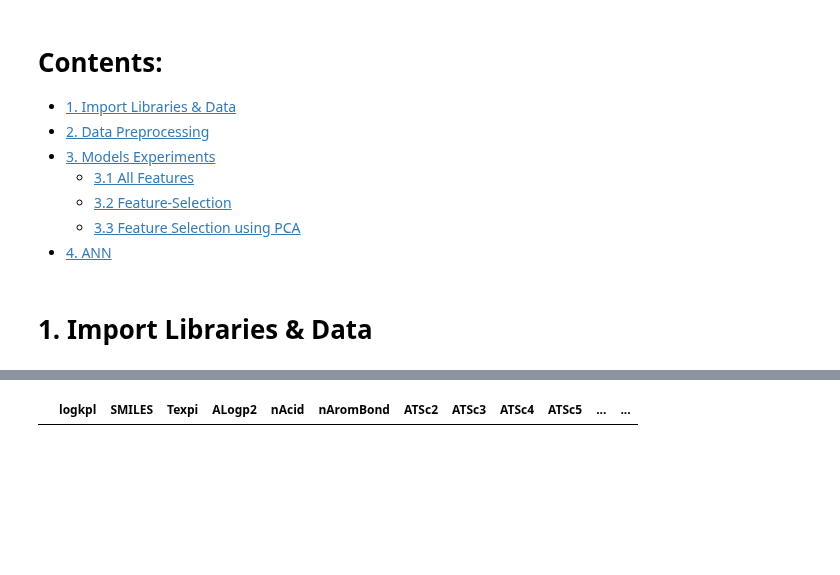
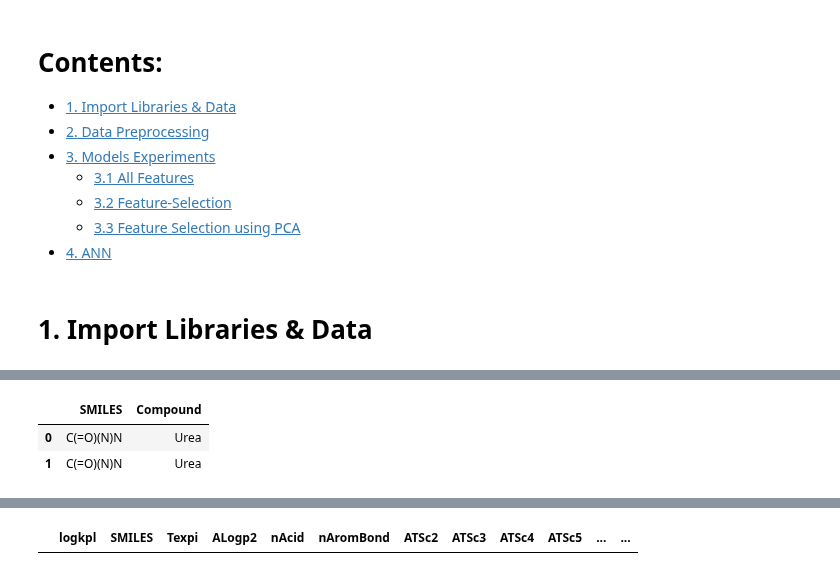
Before and after one commit to AhmadHammad21/Skin-Permeation, a Jupyter notebook: notebooks/trials/3. Trial4.ipynb, the cells around one changed output, grey strips where cells are left out. Saved outputs shown, nothing was run; the diff lists cells and outputs as text; code cells hidden in the pictures; blank space fills up the shorter version.

```diff
--- a/notebooks/trials/3. Trial4.ipynb
+++ b/notebooks/trials/3. Trial4.ipynb
@@ -66,3 +66,10 @@ data.head(2)
+# %%
+smiles_df = data[['SMILES', 'Compound']]
+smiles_df.head(2)
+# %% [output]
+|  | SMILES | Compound |
+| 0 | C(=O)(N)N | Urea |
+| 1 | C(=O)(N)N | Urea |
 # %%
 data.shape
 # %% [output]
```
Also changed, not shown: parts of 10 cells of this notebook, 17 other files.
